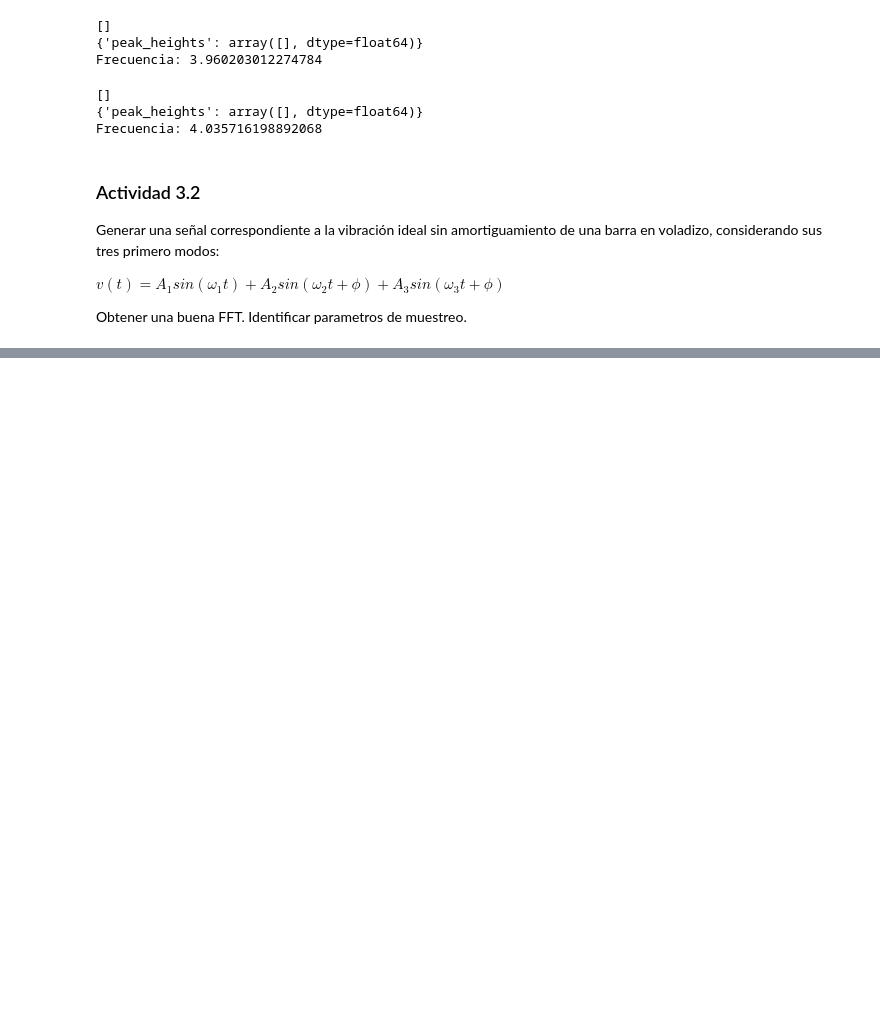
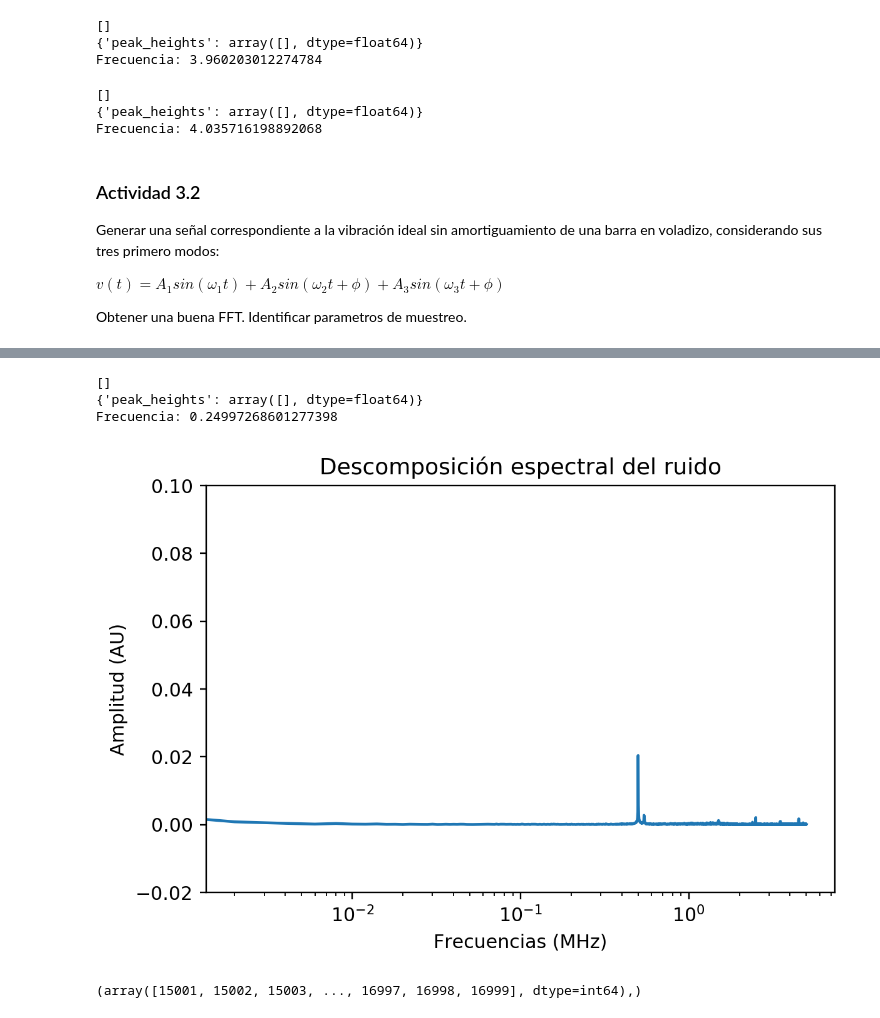
Before and after one commit to LunaKadysz/Laboratorio-4, a Jupyter notebook: Practica3/Practica3.ipynb, the cells around one changed output, grey strips where cells are left out. Drawn from its saved outputs; the diff is of its cells as text; code cells hidden in the pictures; blank space fills up the shorter version.

```diff
--- a/Practica3/Practica3.ipynb
+++ b/Practica3/Practica3.ipynb
@@ -192,0 +211,17 @@ files['acero_2']
+# %%
+%matplotlib qt
+fsamp = 1/0.1
+MakeSpectralPlot(v_, fsamp)
+plt.ylim(-0.02,0.1)
+
+f_ = np.array(plt.ginput(2))
+print(f'Frecuencia: {f_[0][0]/2}')
+# %% [output]
+[]
+{'peak_heights': array([], dtype=float64)}
+Frecuencia: 0.24997268601277398
+[figure, added]
+# %%
+np.where(np.logical_and(t>15, t<17))
+# %% [output]
+(array([15001, 15002, 15003, ..., 16997, 16998, 16999], dtype=int64),)
```
Also changed, not shown: parts of 9 cells of this notebook.
